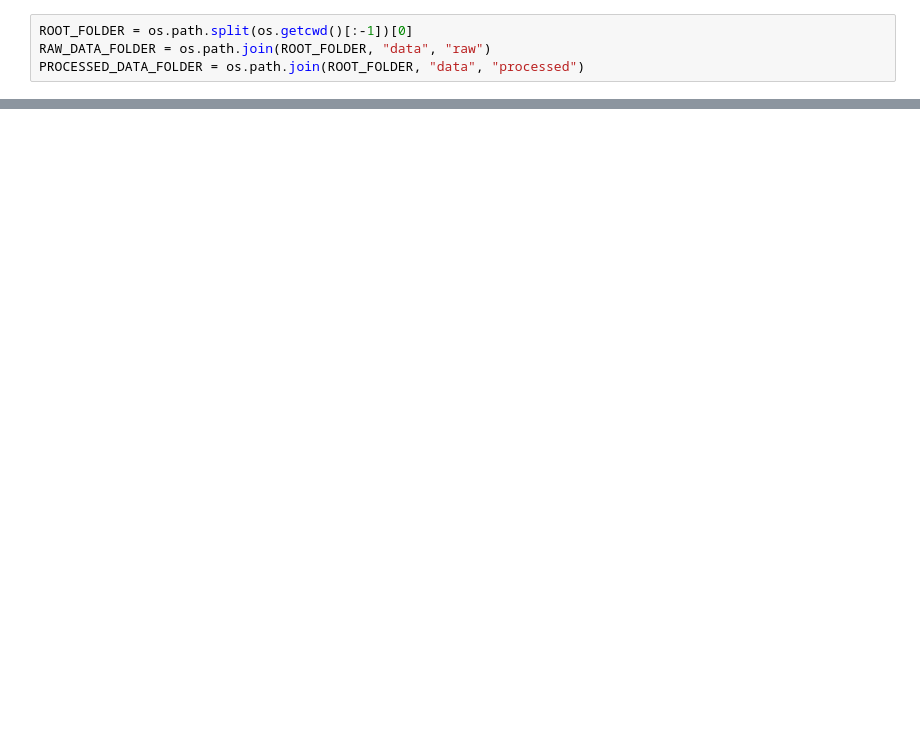
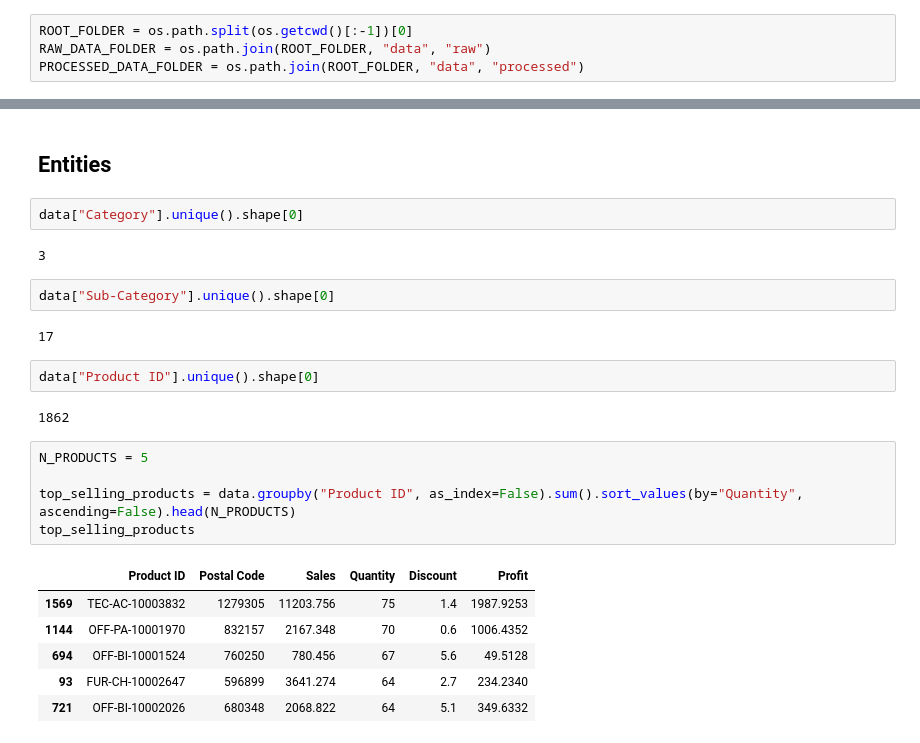
Before and after one commit to matheusccouto/superstore-api, a Jupyter notebook: notebooks/1-matheusccouto-exploratory-data-analysis.ipynb, the cells around one changed output, grey strips where cells are left out. Saved outputs shown, nothing was run; the diff lists cells and outputs as text; blank space fills up the shorter version.

```diff
--- a/notebooks/1-matheusccouto-exploratory-data-analysis.ipynb
+++ b/notebooks/1-matheusccouto-exploratory-data-analysis.ipynb
@@ -27,0 +73,26 @@ data.head()
+# %% [markdown]
+## Entities
+# %%
+data["Category"].unique().shape[0]
+# %% [output]
+3
+# %%
+data["Sub-Category"].unique().shape[0]
+# %% [output]
+17
+# %%
+data["Product ID"].unique().shape[0]
+# %% [output]
+1862
+# %%
+N_PRODUCTS = 5
+
+top_selling_products = data.groupby("Product ID", as_index=False).sum().sort_values(by="Quantity", ascending=False).head(N_PRODUCTS)
+top_selling_products
+# %% [output]
+|  | Product ID | Postal Code | Sales | Quantity | Discount | Profit |
+| 1569 | TEC-AC-10003832 | 1279305 | 11203.756 | 75 | 1.4 | 1987.9253 |
+| 1144 | OFF-PA-10001970 | 832157 | 2167.348 | 70 | 0.6 | 1006.4352 |
+| 694 | OFF-BI-10001524 | 760250 | 780.456 | 67 | 5.6 | 49.5128 |
+| 93 | FUR-CH-10002647 | 596899 | 3641.274 | 64 | 2.7 | 234.2340 |
+| 721 | OFF-BI-10002026 | 680348 | 2068.822 | 64 | 5.1 | 349.6332 |
```
Also changed, not shown: parts of 15 cells of this notebook, 1 other file.
